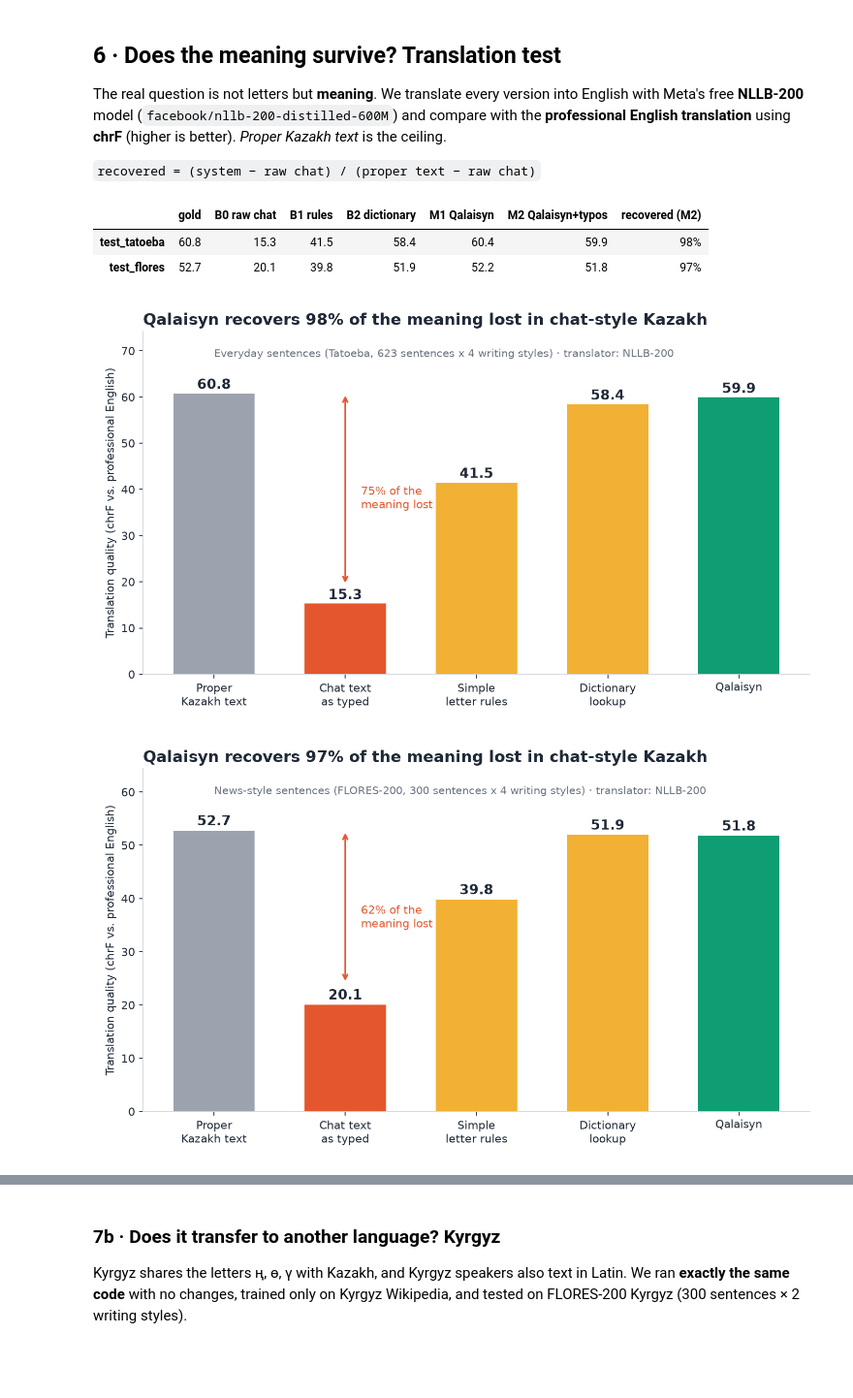
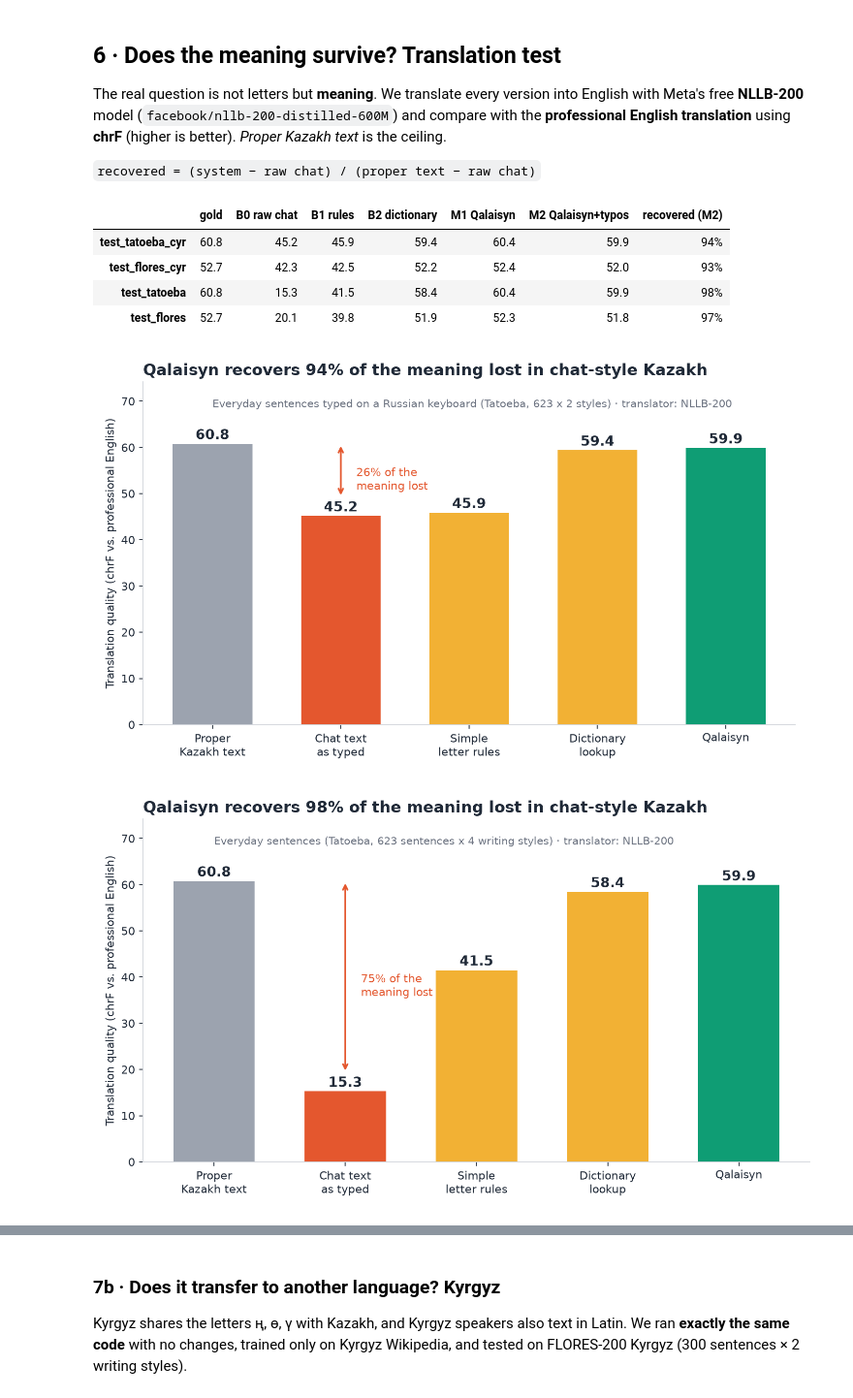
Before and after one commit to ZemBono/qalaisyn, a Jupyter notebook: Qalaisyn.ipynb, the cells around one changed output, grey strips where cells are left out. Shown at 97% size. Cells and saved outputs as stored; diff of their text form; code cells hidden in the pictures; blank space fills up the shorter version.

```diff
--- a/Qalaisyn.ipynb
+++ b/Qalaisyn.ipynb
@@ -1252,7 +1516,7 @@ using **chrF** (higher is better). *Proper Kazakh text* is the ceiling.
 chrf = json.loads(Path("results/translation_chrf.json").read_text())
 conds = ["gold", "B0 raw chat", "B1 rules", "B2 dictionary", "M1 Qalaisyn", "M2 Qalaisyn+typos"]
 out = []
-for name in ["test_tatoeba", "test_flores"]:
+for name in ["test_tatoeba_cyr", "test_flores_cyr", "test_tatoeba", "test_flores"]:
     d = chrf[name]
     row = {c: d[f"all|{c}"] for c in conds}
     row["recovered (M2)"] = (row["M2 Qalaisyn+typos"] - row["B0 raw chat"]) / (row["gold"] - row["B0 raw chat"])
@@ -1260,13 +1524,15 @@ for name in ["test_tatoeba", "test_flores"]:
 display(pd.DataFrame(out).style.format({c: "{:.1f}" for c in conds} | {"recovered (M2)": "{:.0%}"}))
 # %% [output]
 |  | gold | B0 raw chat | B1 rules | B2 dictionary | M1 Qalaisyn | M2 Qalaisyn+typos | recovered (M2) |
+| test_tatoeba_cyr | 60.8 | 45.2 | 45.9 | 59.4 | 60.4 | 59.9 | 94% |
+| test_flores_cyr | 52.7 | 42.3 | 42.5 | 52.2 | 52.4 | 52.0 | 93% |
 | test_tatoeba | 60.8 | 15.3 | 41.5 | 58.4 | 60.4 | 59.9 | 98% |
-| test_flores | 52.7 | 20.1 | 39.8 | 51.9 | 52.2 | 51.8 | 97% |
+| test_flores | 52.7 | 20.1 | 39.8 | 51.9 | 52.3 | 51.8 | 97% |
 # %%
 from IPython.display import Image, display
+display(Image("figures/main_test_tatoeba_cyr.png", width=760))
 display(Image("figures/main_test_tatoeba.png", width=760))
-display(Image("figures/main_test_flores.png", width=760))
 # %% [output]
-[figure, old version]
+[figure, new version]
-[figure, old version]
+[figure, new version]
 # %%
```
Also changed, not shown: parts of 25 cells of this notebook, 54 other files.
